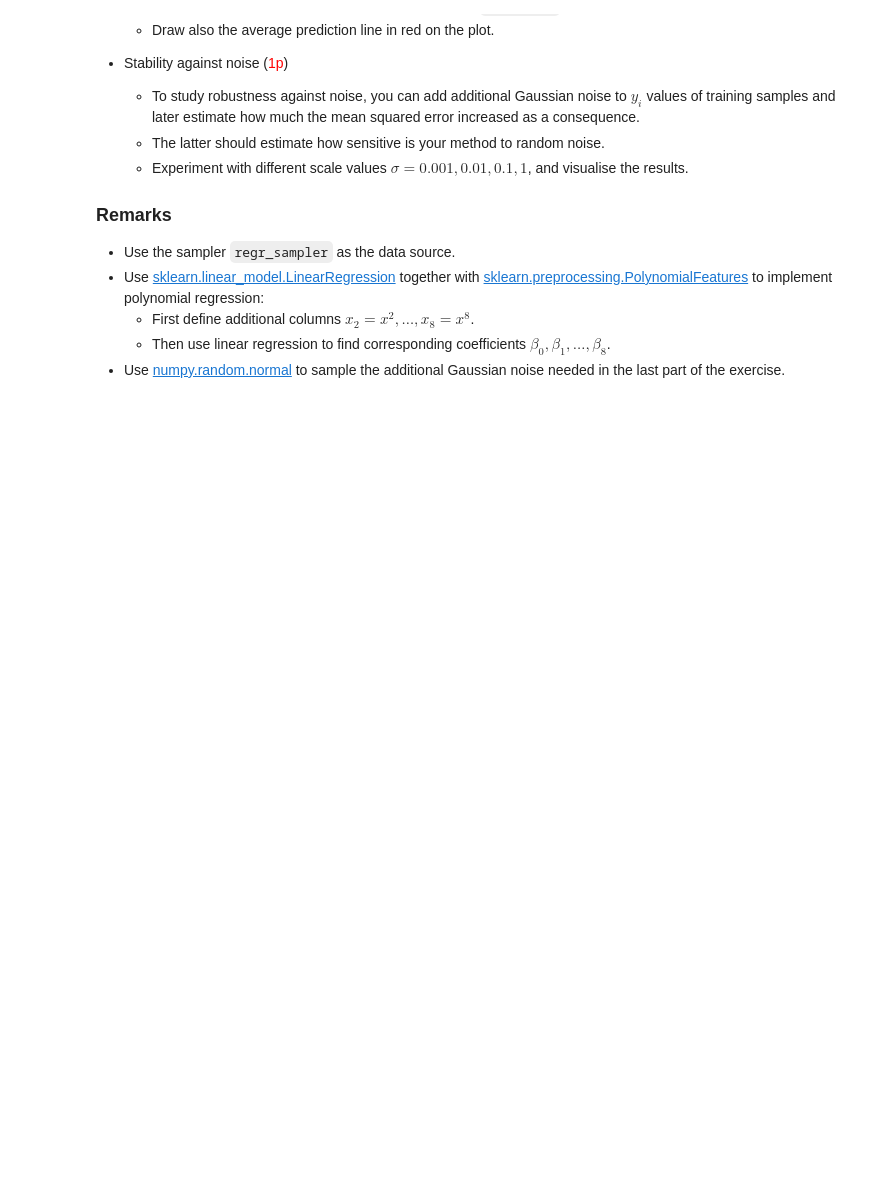
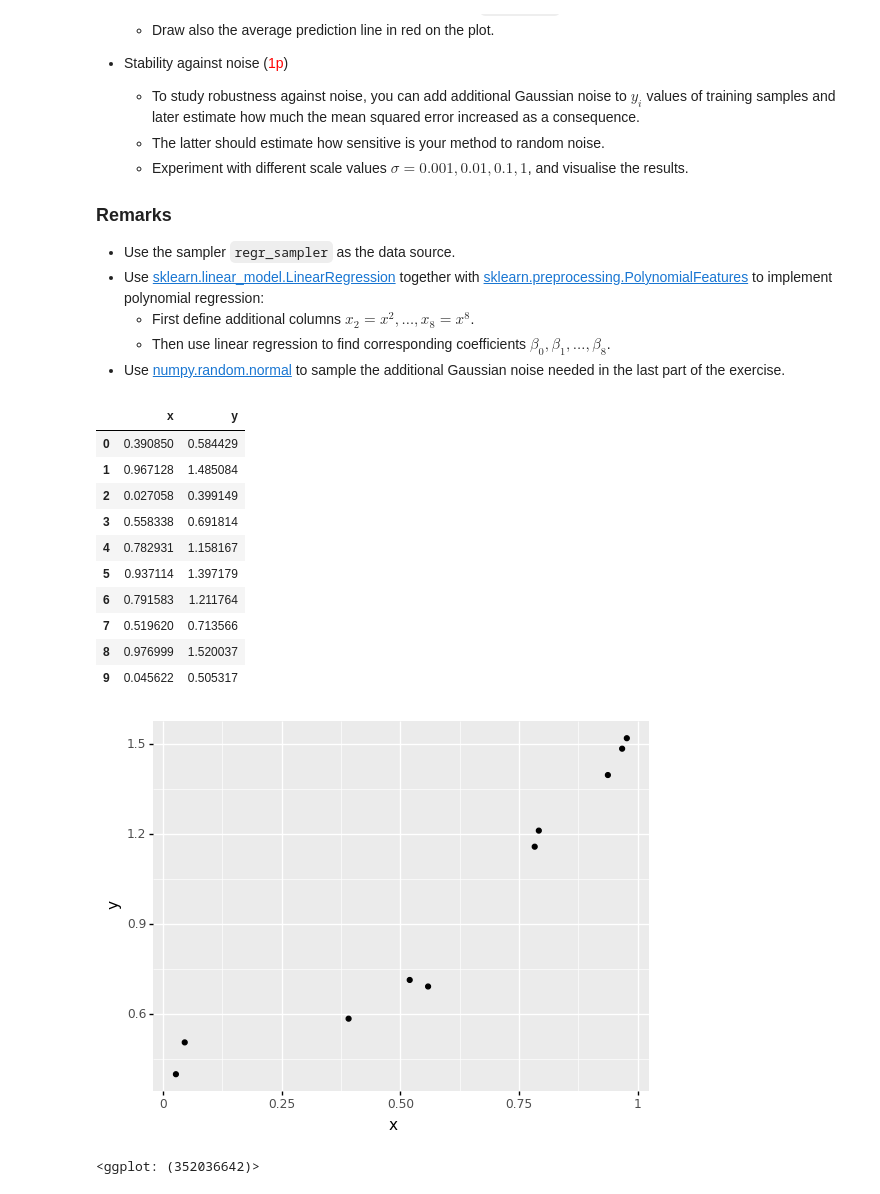
Before and after one commit to swenlaur/machine-learning-ii, a Jupyter notebook: practise-sessions/01/05_crossvalidation_and_parameter_variance.ipynb, the cells around one changed output. Cells and saved outputs as stored; diff of their text form; code cells hidden in the pictures; blank space fills up the shorter version.

```diff
--- a/practise-sessions/01/05_crossvalidation_and_parameter_variance.ipynb
+++ b/practise-sessions/01/05_crossvalidation_and_parameter_variance.ipynb
@@ -225,2 +227,20 @@ https://scikit-learn.org/stable/modules/generated/sklearn.linear_model.LinearReg
+# %%
+data = regr_sampler(10)
+display(data)
+ggplot(data) + geom_point(aes(x = 'x', y='y'))
+# %% [output]
+|  | x | y |
+| 0 | 0.390850 | 0.584429 |
+| 1 | 0.967128 | 1.485084 |
+| 2 | 0.027058 | 0.399149 |
+| 3 | 0.558338 | 0.691814 |
+| 4 | 0.782931 | 1.158167 |
+| 5 | 0.937114 | 1.397179 |
+| 6 | 0.791583 | 1.211764 |
+| 7 | 0.519620 | 0.713566 |
+| 8 | 0.976999 | 1.520037 |
+| 9 | 0.045622 | 0.505317 |
+[figure, added]
+<ggplot: (352036642)>
 # %%
 %config IPCompleter.greedy=True
```
Also changed, not shown: parts of 8 cells of this notebook, 2 other files.
